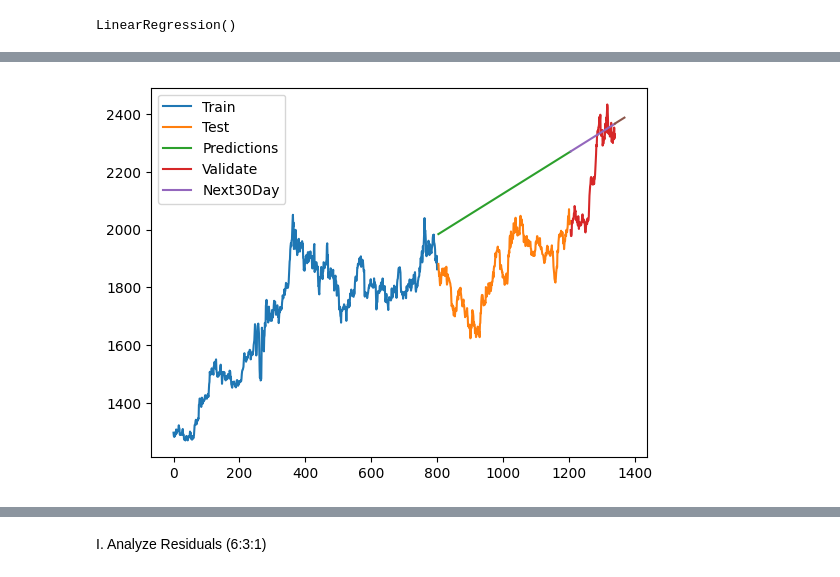
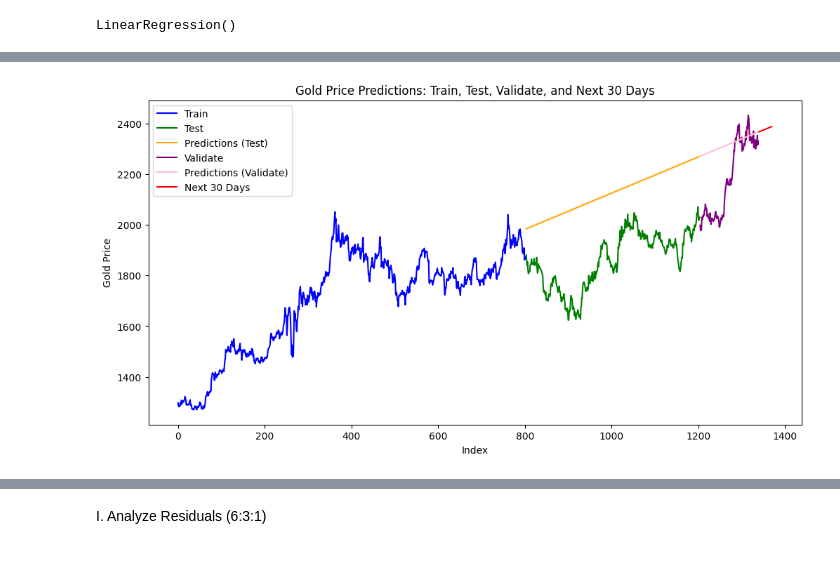
Before and after one commit to gnaht1/STAT3013.-P12_Nhom4, a Jupyter notebook: LR/Python/Gold_LR1.ipynb, the cells around one changed output, grey strips where cells are left out. Saved outputs shown, nothing was run; the diff lists cells and outputs as text; code cells hidden in the pictures.

```diff
--- a/LR/Python/Gold_LR.ipynb
+++ b/LR/Python/Gold_LR1.ipynb
@@ -305,16 +328,15 @@ y_val = np.array(val_data["close"])
 y_pred_val = model.predict(x_val)
 # %%
 # Create index predict for next 30 days
-last_index =  df.index[-1]
-last_data = pd.RangeIndex(start=last_index, stop=last_index+30, step=1)
+last_index = df['index'].iloc[-1]
+next_30_indices = np.array(range(last_index + 1, last_index + 31)).reshape(-1, 1)  # Corrected to start from last_index + 1
+next_30_indices_normalized = scaler.transform(next_30_indices)
 
-# Create an array of 30 consecutive integers starting from last_index
-x_next_30_days = np.array(range(last_index+1, last_index+31)).reshape(-1, 1)
+# Predict gold prices for the next 30 days
+next_30_days = pd.DataFrame({'index': range(last_index + 1, last_index + 31)})  # Corrected to start from last_index + 1
+next_30_days['predicted_close'] = model.predict(next_30_indices_normalized)
 
-# Predict the closing prices for the next 30 days
-y_next_30_days = model.predict(x_next_30_days)
-
-# Print the predicted closing prices for the next 30 days
-print('Predicted closing prices for the next 30 days:')
-print(y_next_30_days)
+# Print predicted prices for the next 30 days
+print("Predicted Gold Prices for the Next 30 Days:")
+print(next_30_days)
 # %% [output]
@@ -361,13 +392,31 @@ Validation MAPE:  7.040996512179119
 # %%
-# Plot
-plt.plot(train_data.index, train_data['close'])
-plt.plot(test_data.index, test_data['close'])
-plt.plot(test_data.index, y_pred)
-plt.plot(val_data.index,val_data['close'])
-plt.plot(val_data.index, y_pred_val)
-plt.plot(last_data,y_next_30_days)
-plt.legend(['Train', 'Test', 'Predictions','Validate','Next30Day'])
+# Plot the training, testing, validation, and prediction results
+plt.figure(figsize=(12, 6))
+
+# Plot the train data
+plt.plot(train_data.index, train_data['close'], label='Train', color='blue')
+
+# Plot the test data
+plt.plot(test_data.index, test_data['close'], label='Test', color='green')
+
+# Plot predictions for the test data
+plt.plot(test_data.index, y_pred, label='Predictions (Test)', color='orange')
+
+# Plot the validation data
+plt.plot(val_data.index, val_data['close'], label='Validate', color='purple')
+
+# Plot predictions for the validation data
+plt.plot(val_data.index, y_pred_val, label='Predictions (Validate)', color='pink')
+
+# Plot predictions for the next 30 days
+plt.plot(next_30_days['index'], next_30_days['predicted_close'], label='Next 30 Days', color='red')
+
+# Add legend and labels
+plt.legend()
+plt.xlabel('Index')
+plt.ylabel('Gold Price')
+plt.title('Gold Price Predictions: Train, Test, Validate, and Next 30 Days')
 plt.show()
 # %% [output]
-[figure, old version]
+[figure, new version]
 # %%
```
Also changed, not shown: parts of 28 cells of this notebook, 4 other files.
